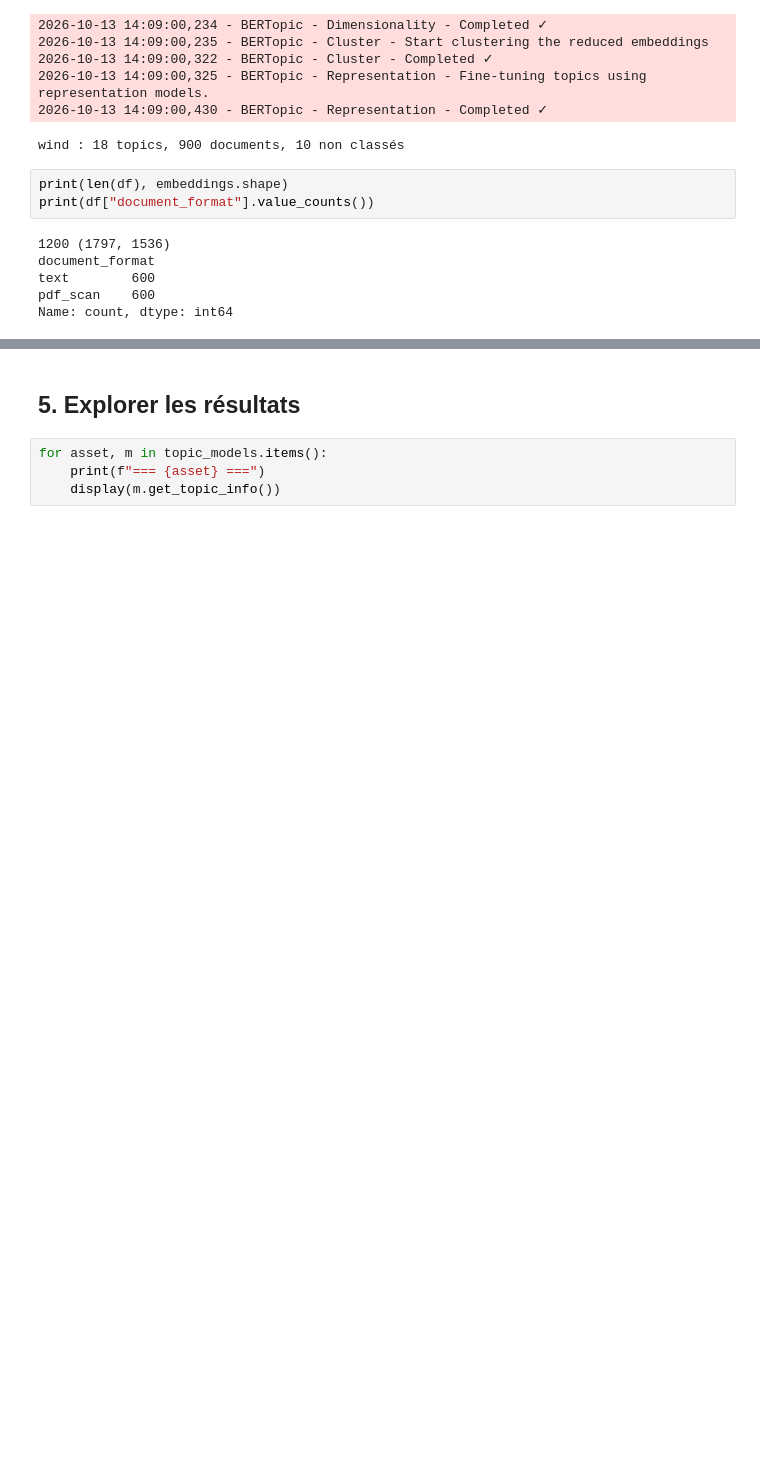
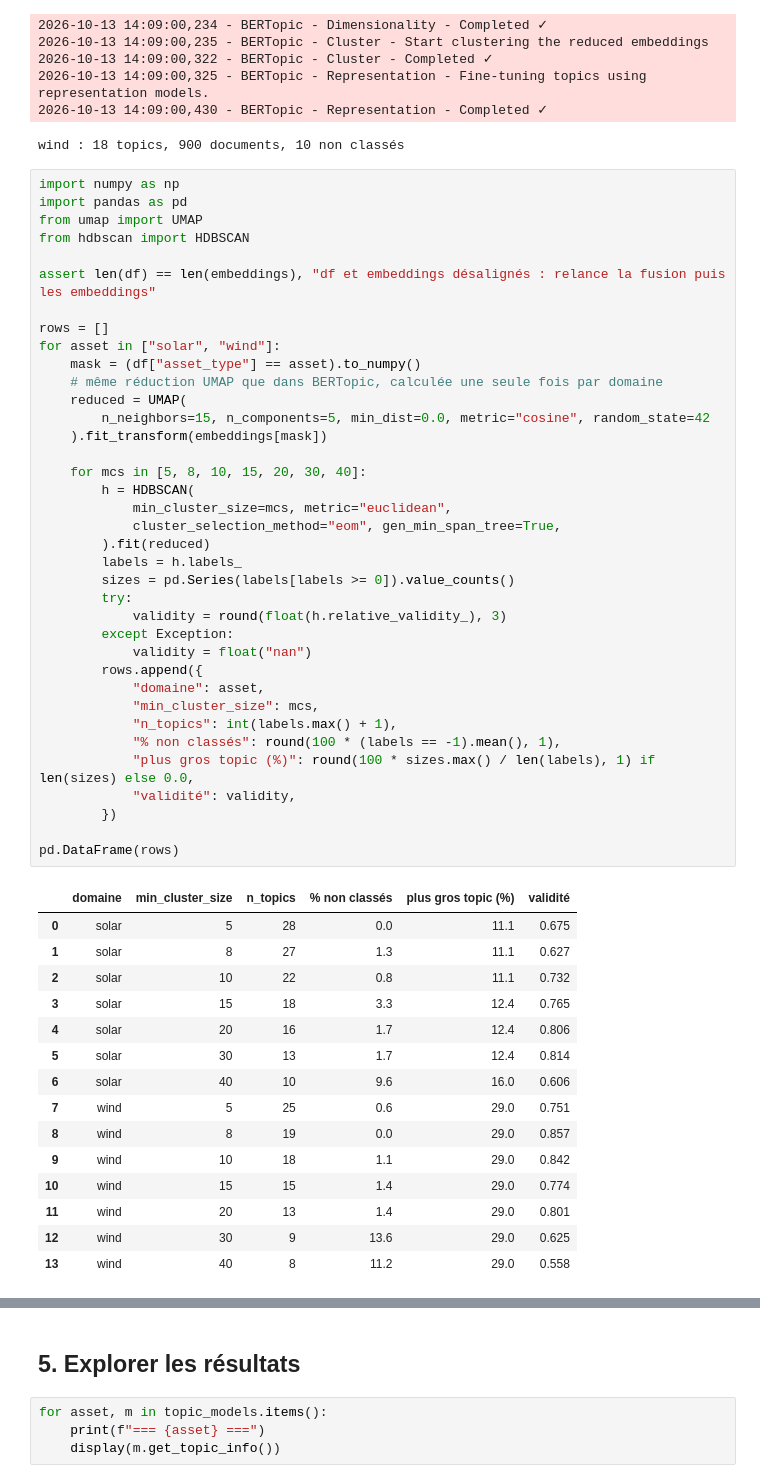
Before and after one commit to JulieBoyer/CapgeminiDataChallenge, a Jupyter notebook: starterkit_students.ipynb, the cells around one changed output, grey strips where cells are left out. Cells and saved outputs as stored; diff of their text form; blank space fills up the shorter version.

```diff
--- a/starterkit_students.ipynb
+++ b/starterkit_students.ipynb
@@ -668,11 +675,55 @@ solar : 22 topics, 900 documents, 7 non classés
 2026-10-13 14:09:00,430 - BERTopic - Representation - Completed ✓
 wind : 18 topics, 900 documents, 10 non classés
 # %%
-print(len(df), embeddings.shape)
-print(df["document_format"].value_counts())
+import numpy as np
+import pandas as pd
+from umap import UMAP
+from hdbscan import HDBSCAN
+
+assert len(df) == len(embeddings), "df et embeddings désalignés : relance la fusion puis les embeddings"
+
+rows = []
+for asset in ["solar", "wind"]:
+    mask = (df["asset_type"] == asset).to_numpy()
+    # même réduction UMAP que dans BERTopic, calculée une seule fois par domaine
+    reduced = UMAP(
+        n_neighbors=15, n_components=5, min_dist=0.0, metric="cosine", random_state=42
+    ).fit_transform(embeddings[mask])
+
+    for mcs in [5, 8, 10, 15, 20, 30, 40]:
+        h = HDBSCAN(
+            min_cluster_size=mcs, metric="euclidean",
+            cluster_selection_method="eom", gen_min_span_tree=True,
+        ).fit(reduced)
+        labels = h.labels_
+        sizes = pd.Series(labels[labels >= 0]).value_counts()
+        try:
+            validity = round(float(h.relative_validity_), 3)
+        except Exception:
+            validity = float("nan")
+        rows.append({
+            "domaine": asset,
+            "min_cluster_size": mcs,
+            "n_topics": int(labels.max() + 1),
+            "% non classés": round(100 * (labels == -1).mean(), 1),
+            "plus gros topic (%)": round(100 * sizes.max() / len(labels), 1) if len(sizes) else 0.0,
+            "validité": validity,
+        })
+
+pd.DataFrame(rows)
 # %% [output]
-1200 (1797, 1536)
-document_format
-text        600
-pdf_scan    600
-Name: count, dtype: int64
+|  | domaine | min_cluster_size | n_topics | % non classés | plus gros topic (%) | validité |
+| 0 | solar | 5 | 28 | 0.0 | 11.1 | 0.675 |
+| 1 | solar | 8 | 27 | 1.3 | 11.1 | 0.627 |
+| 2 | solar | 10 | 22 | 0.8 | 11.1 | 0.732 |
+| 3 | solar | 15 | 18 | 3.3 | 12.4 | 0.765 |
+| 4 | solar | 20 | 16 | 1.7 | 12.4 | 0.806 |
+| 5 | solar | 30 | 13 | 1.7 | 12.4 | 0.814 |
+| 6 | solar | 40 | 10 | 9.6 | 16.0 | 0.606 |
+| 7 | wind | 5 | 25 | 0.6 | 29.0 | 0.751 |
+| 8 | wind | 8 | 19 | 0.0 | 29.0 | 0.857 |
+| 9 | wind | 10 | 18 | 1.1 | 29.0 | 0.842 |
+| 10 | wind | 15 | 15 | 1.4 | 29.0 | 0.774 |
+| 11 | wind | 20 | 13 | 1.4 | 29.0 | 0.801 |
+| 12 | wind | 30 | 9 | 13.6 | 29.0 | 0.625 |
+| 13 | wind | 40 | 8 | 11.2 | 29.0 | 0.558 |
```
Also changed, not shown: parts of 5 cells of this notebook.
